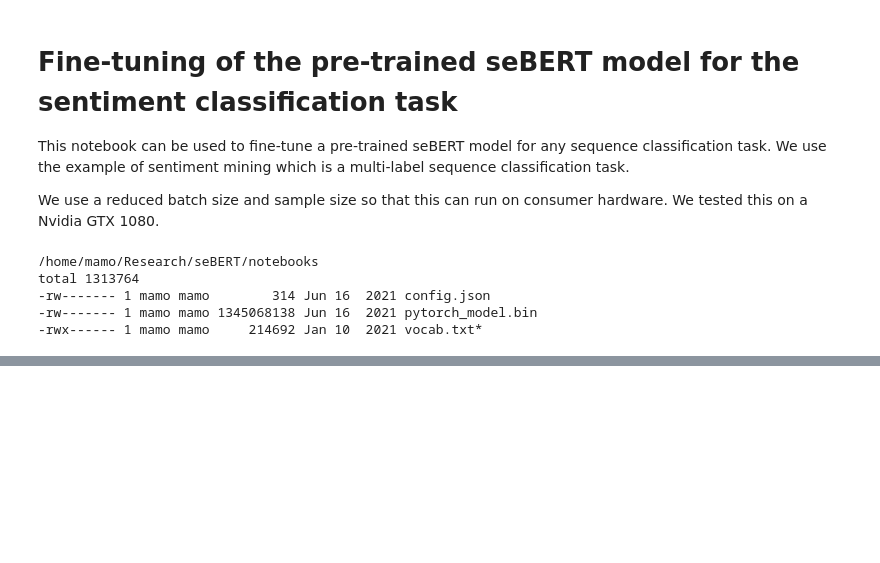
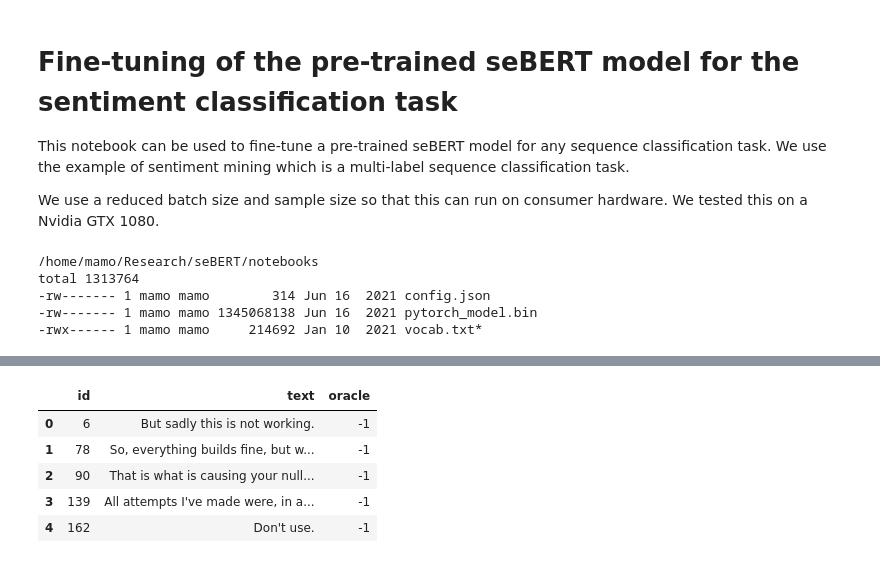
Before and after one commit to raianmr/seBERT, a Jupyter notebook: notebooks/FineTuning.ipynb, the cells around one changed output, grey strips where cells are left out. Cells and saved outputs as stored; diff of their text form; code cells hidden in the pictures; blank space fills up the shorter version.

```diff
--- a/notebooks/FineTuning.ipynb
+++ b/notebooks/FineTuning.ipynb
@@ -34,0 +86,10 @@ total 1313764
+# %%
+so = pd.read_csv(DATA_PATH + 'StackOverflow.csv')
+so.head()
+# %% [output]
+|  | id | text | oracle |
+| 0 | 6 | But sadly this is not working. | -1 |
+| 1 | 78 | So, everything builds fine, but w... | -1 |
+| 2 | 90 | That is what is causing your null... | -1 |
+| 3 | 139 | All attempts I've made were, in a... | -1 |
+| 4 | 162 | Don't use. | -1 |
```
Also changed, not shown: parts of 21 cells of this notebook, 4 other files.
